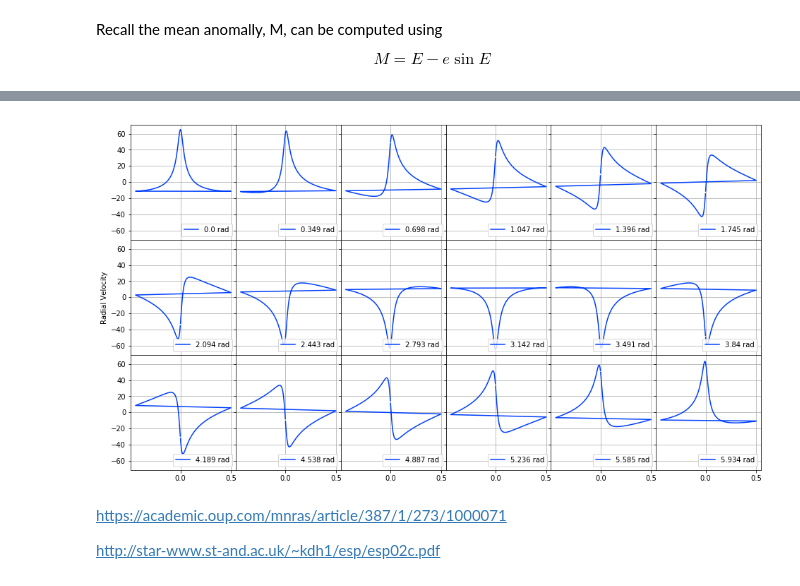
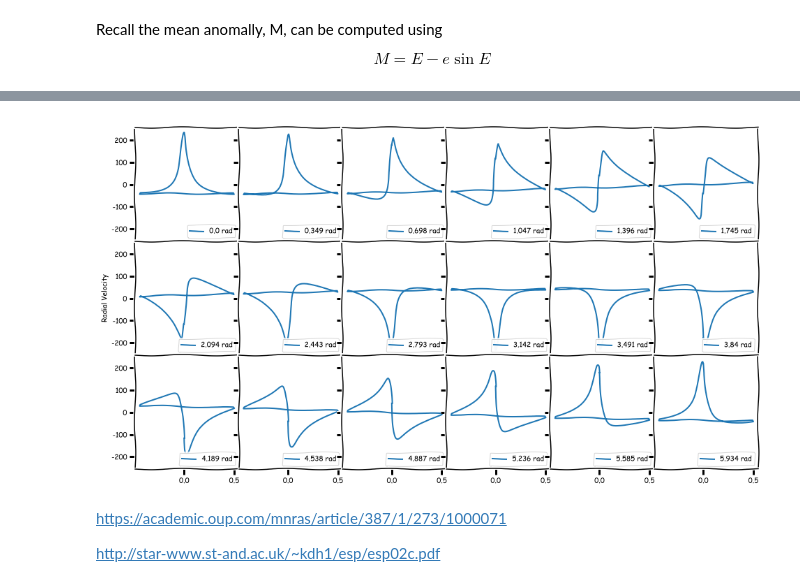
Before and after one commit to kaimibk/School, a Jupyter notebook: ASTR_423/A3/A3.ipynb, the cells around one changed output, grey strips where cells are left out. Cells and saved outputs as stored; diff of their text form; code cells hidden in the pictures.

```diff
--- a/ASTR_423/A3/A3.ipynb
+++ b/ASTR_423/A3/A3.ipynb
@@ -149,7 +149,7 @@ Write a computer program that will calculate and plot the radial velocity curve
 e = 0.7
 K = 50 * (u.km / u.s)
 
-true_anomaly = (np.arange(0, 360, 5) * u.deg).to('rad')
+true_anomaly = (np.arange(0, 365, 5) * u.deg).to('rad')
 ω = (np.arange(0, 360, 20) * u.deg).to('rad')
 # %% [markdown]
 $$\tan{\frac{\theta}{2}} = \sqrt{\frac{1+e}{1-e}} \cdot \tan{\frac{E}{2}}$$
@@ -172,7 +172,10 @@ orbit_phase = M / (2*np.pi)
 
 def vr(theta, omega):
     global e
-    return (2*np.pi/(1-e)**(1.5)) * (np.cos(theta - omega)+e*np.cos(omega))
+    global K
+    #return (2*np.pi/(1-e)**(1.5)) * (np.cos(theta - omega)+e*np.cos(omega))
+    return K/(1-e**2)**(1.5) * (np.cos(theta - omega)+e*np.cos(omega))
 # %%
 import matplotlib.pyplot as plt
-plt.style.use('seaborn-bright')
+#plt.style.use('ggplot')
+plt.xkcd()
@@ -179,25 +209,23 @@ plt.style.use('seaborn-bright')
 # %%
 fig, axarr = plt.subplots(int(len(ω)/6), 6, figsize=(16, 9), sharex=True, sharey=True)
-
-#colors = plt.cm.cool(np.linspace(0, 1, len(ω)))
 
 k = 0
 
 for i in range(int(len(ω)/6)):
     for j in range(6):
         axarr[i, j].plot(orbit_phase, vr(true_anomaly, ω[k]), label=str(ω[k].round(3)))
-        axarr[i, j].grid()
+        ##axarr[i, j].grid()
         axarr[i, j].legend(loc=4)
 
         k += 1
 
 axarr[1, 0].set_ylabel('Radial Velocity')
 axarr[1, 0].set_ylabel('Radial Velocity')
 
 fig.subplots_adjust(hspace=0, wspace=0)
 plt.savefig('ω.png', dpi=300, bbox_inches='tight')
 # %% [output]
-[figure, old version]
+[figure, new version]
 # %% [markdown]
 https://academic.oup.com/mnras/article/387/1/273/1000071
 
```
Also changed, not shown: parts of 2 cells of this notebook, 1 other file.
